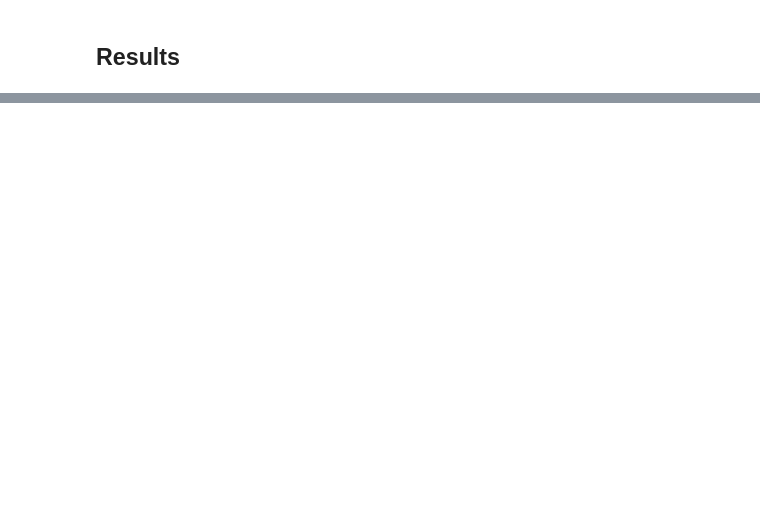
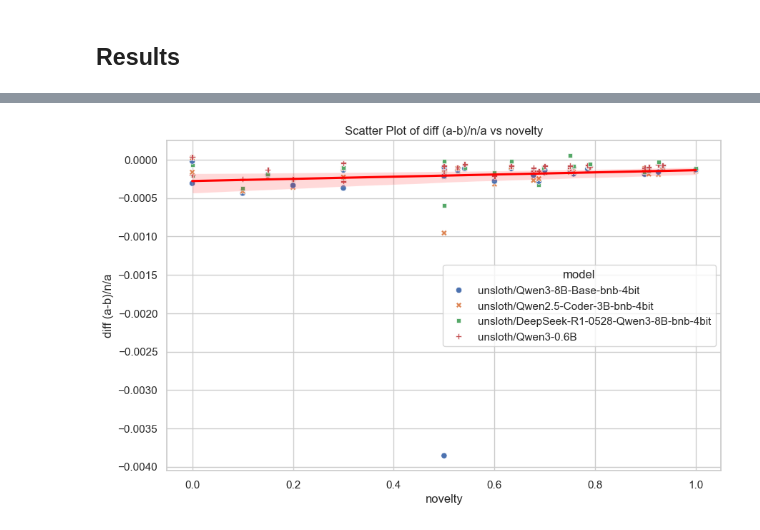
Before and after one commit to wassname/detect_bs_text, a Jupyter notebook: nbs/02_detection_using_tldr_prompt.ipynb, the cells around one changed output, grey strips where cells are left out. Drawn from its saved outputs; the diff is of its cells as text; code cells hidden in the pictures; blank space fills up the shorter version.

```diff
--- a/nbs/02_detection_using_tldr_prompt.ipynb
+++ b/nbs/02_detection_using_tldr_prompt.ipynb
@@ -124,7 +133,7 @@ def load_model(model_name):
     tokenizer = AutoTokenizer.from_pretrained(model_name, trust_remote_code=trust_remote_code)
     config = AutoConfig.from_pretrained(model_name, trust_remote_code=trust_remote_code)
     # print(config)
-    if config.quantization_config is not None:
+    if hasattr(config, "quantization_config") and config.quantization_config is not None:
         config.quantization_config['disable_exllama'] = True
         if 'use_exllama' in config.quantization_config:
             del config.quantization_config['use_exllama']
@@ -157,7 +171,7 @@ models = [
 from bs_writing_detector.metrics.ppx2 import eval_pref_ds_ppx, get_output_ppx
 # %%
 from tqdm.auto import tqdm
-max_length = 512
+max_length = 2048
 summaries = {}
 data = []
 with torch.no_grad():
@@ -168,7 +182,7 @@ with torch.no_grad():
         for i in tqdm(range(len(df))):
             sample = df.iloc[i]
             if sample['title'] not in summaries:
-                summaries[sample['title']] = summarize_gpt4b(sample['content'])[0]
+                summaries[sample['title']] = summarize_gpt4b(sample['content'])
             summary = summaries[sample['title']]
 
             # before
@@ -180,24 +194,34 @@ with torch.no_grad():
 
             # try again this time with the context cached
             context = f"High level summary: {summary}\n\nText: "
-            input_context = tokenizer(s1, return_tensors="pt", padding=True, truncation=True, max_length=max_length, return_token_type_ids=False, return_attention_mask=True).to(device=model.device)
+            input_context = tokenizer(context, return_tensors="pt", padding=True, truncation=True, max_length=max_length, return_token_type_ids=False, return_attention_mask=True).to(device=model.device)
             output_context = model.forward(**input_context)
             kv_cache = output_context.past_key_values
 
 
-            # after
+            # after, with cache summary
+
+            # change attention mask to match kv_cache
             input['attention_mask'] = torch.cat([input_context['attention_mask'], input['attention_mask']], dim=1)
             output = model.forward(**input, past_key_values=kv_cache)
             ppx_after = ppx['after'] = get_output_ppx(output, input)
 
             n_tokens = input['input_ids'].shape[1]
 
-            print(f"{ppx_b4} {ppx_after} | {sample['title']}")
+            ppx_b4 = {k:v.cpu().item() for k, v in ppx_b4.items()}
+            ppx_after = {k:v.cpu().item() for k, v in ppx_after.items()}
+
+            # print(f"b4 {ppx_b4['ppx']:2.2g} after {ppx_after['ppx']:2.2g} | {sample['title']}")
+            print(f"b4 {ppx_b4['nll_mean']:2.2g} after {ppx_after['nll_mean']:2.2g} | {sample['title']}")
+            # nll_mean
             data.append(dict(
-                before=ppx_b4['ppx'].cpu().item(),
-                after=ppx_after['ppx'].cpu().item(),
+                before=ppx_b4['ppx'],
+                after=ppx_after['ppx'],
+                before_nll=ppx_b4['nll_mean'],
+                after_nll=ppx_after['nll_mean'],
                 model=model_name,
                 summary=summary,
+                # score=sample['score'],
             #  sample=sample['title'],
             #  in_training=sample['in_training'],
                 len=len(sample['content']),
@@ -249,0 +365,21 @@ df2[[ 'improvement%_mean', 'novelty', 'date']].sort_values("improvement%_mean",
+# %%
+## scatter plot with fit of diff_nll vs novelty
+import seaborn as sns
+import matplotlib.pyplot as plt
+
+sns.set(style="whitegrid")
+x="novelty"
+y=best
+# Create a scatter plot
+plt.figure(figsize=(10, 6))
+sns.scatterplot(x=x, y=y, data=df2_new, hue='model', style='model', palette='deep')
+
+# Fit a regression line
+sns.regplot(x=x, y=y, data=df2_new, scatter=False, color='red')
+
+plt.title(f"Scatter Plot of {y} vs {x}")
+plt.xlabel(f"{x}")
+plt.ylabel(f"{y}")
+plt.show()
+# %% [output]
+[figure, added]
```
Also changed, not shown: parts of 15 cells of this notebook, 7 other files.
